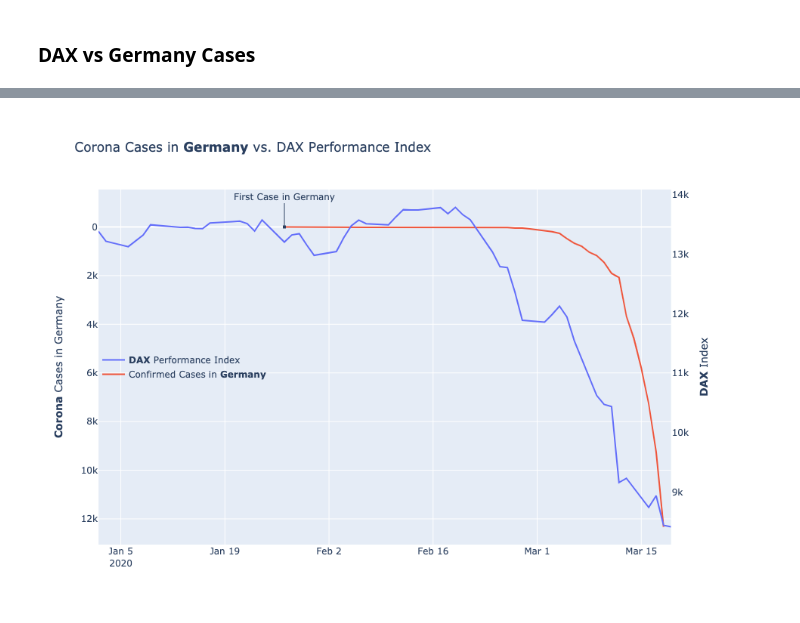
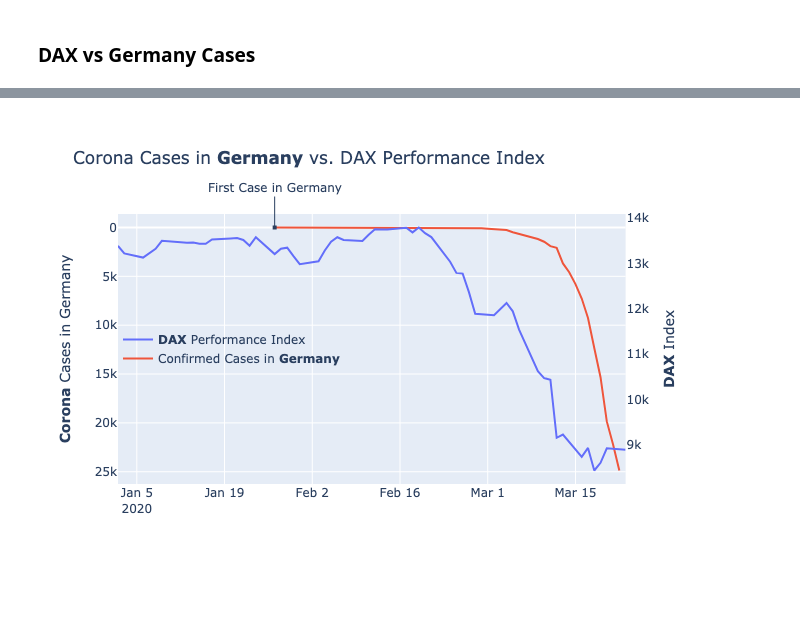
Before and after one commit to kaymal/covid-19, a Jupyter notebook: 2-2-eda-time-series.ipynb, the cells around one changed output, grey strips where cells are left out. Drawn from its saved outputs; the diff is of its cells as text; code cells hidden in the pictures; blank space fills up the shorter version.

Commit message:
Add Germany analysis

```diff
--- a/2-2-eda-time-series.ipynb
+++ b/2-2-eda-time-series.ipynb
@@ -33,7 +33,8 @@ importlib.reload(preprocessing)
 # %% [markdown]
 ### df
 # %%
-df = preprocessing.get_data(date_="03-15-2020", time_series=True, population=True)
+# Read data
+df = preprocessing.get_data(date_="03-20-2020", time_series=True, population=True)
 # %%
 df.head()
 # %% [output]
@@ -121,7 +120,4 @@ fig.show()
 # %% [markdown]
 ## Analysis
-# %%
-import seaborn as sns
-sns.set()
 # %% [markdown]
 ### World Cases
@@ -261,41 +250,14 @@ germany.head()
 # %%
 #fig = go.Figure()
 
-#grouped = df.groupby("Date", as_index=False).sum()
 germany = df[df.Country=='Germany']
 germany = germany[germany.Confirmed > 0]
 
 
-world = df.groupby("Date", as_index=False).Confirmed.sum()
+#world = df.groupby("Date", as_index=False).Confirmed.sum()
 
 # Create figure with secondary y-axis
 fig = make_subplots(specs=[[{"secondary_y": True}]])
-
-# fig.add_trace(go.Scatter(
-#     x=grouped.Date, y=grouped.Active,
-#     hoverinfo='x+y',
-#     mode='lines',
-#     name='Active',
-#     line=dict(width=1, color=act),
-#     stackgroup='one', # define stack group
-# ),secondary_y=False,)
-
-# fig.add_trace(go.Scatter(
-#     x=grouped.Date, y=grouped.Deaths,
-#     hoverinfo='x+y',
-#     mode='lines',
-#     name='Deaths',
-#     line=dict(width=1, color=dth),
-#     stackgroup='one'
-# ), secondary_y=False,)
-
-# fig.add_trace(go.Scatter(
-#     x=grouped.Date, y=grouped.Recovered,
-#     hoverinfo='x+y',
-#     mode='lines',
-#     name='Recovered',
-#     line=dict(width=1, color=rec),
-#     stackgroup='one'), secondary_y=False,)
 
 fig.add_scatter(x=dax.Date, y=dax.Close, secondary_y=True, name='<b>DAX</b> Performance Index')
 
@@ -315,36 +277,34 @@ fig.update_layout(
     ),
     legend_title=''
 )
 
 # Set x-axis title
 #fig.update_xaxes(title_text="<b>Date</b>")
 
 # Add figure title
 fig.update_layout(
     # title_text="Corona Cases in vs. Performance Indexes",
     title_text="Corona Cases in <b>Germany</b> vs. DAX Performance Index",
     annotations=[
         dict(
             x=germany.Date.iloc[0],
             y=germany.Confirmed.iloc[0],
             xref="x",
             yref="y",
             text="First Case\nin Germany",
             showarrow=True,
             arrowhead=7,
             ax=0,
             ay=-40
         )
     ]
 )
 
-# Set y-axes titles
+# Update y-axes
 fig.update_yaxes(title_text="<b>DAX</b> Index", secondary_y=True, showgrid=False)
-fig.update_yaxes(title_text="<b>Corona</b> Cases in Germany", secondary_y=False)
+fig.update_yaxes(title_text="<b>Corona</b> Cases in Germany", autorange="reversed", secondary_y=False)
 
-fig.update_yaxes(autorange="reversed", secondary_y=False)
-
-fig.show()
+fig.show('png')
 fig.write_html("data/corona_vs_dax.html")
 # %% [output]
-[figure, old version]
+[figure, new version]
```
Also changed, not shown: parts of 47 cells of this notebook.
